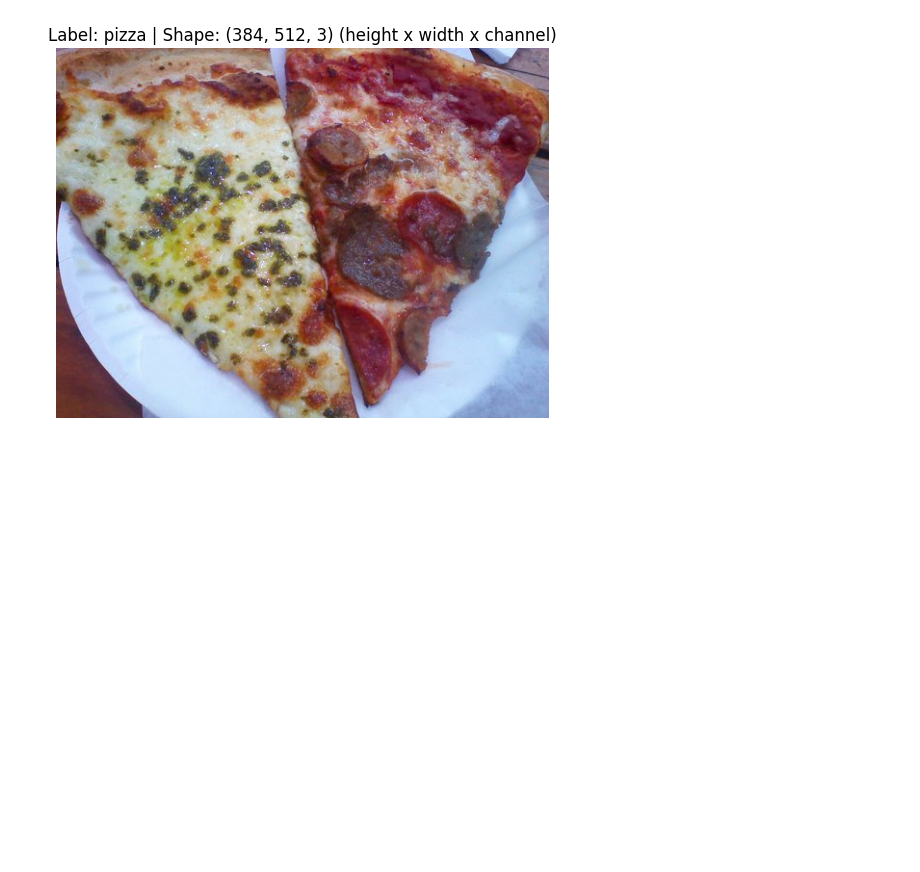
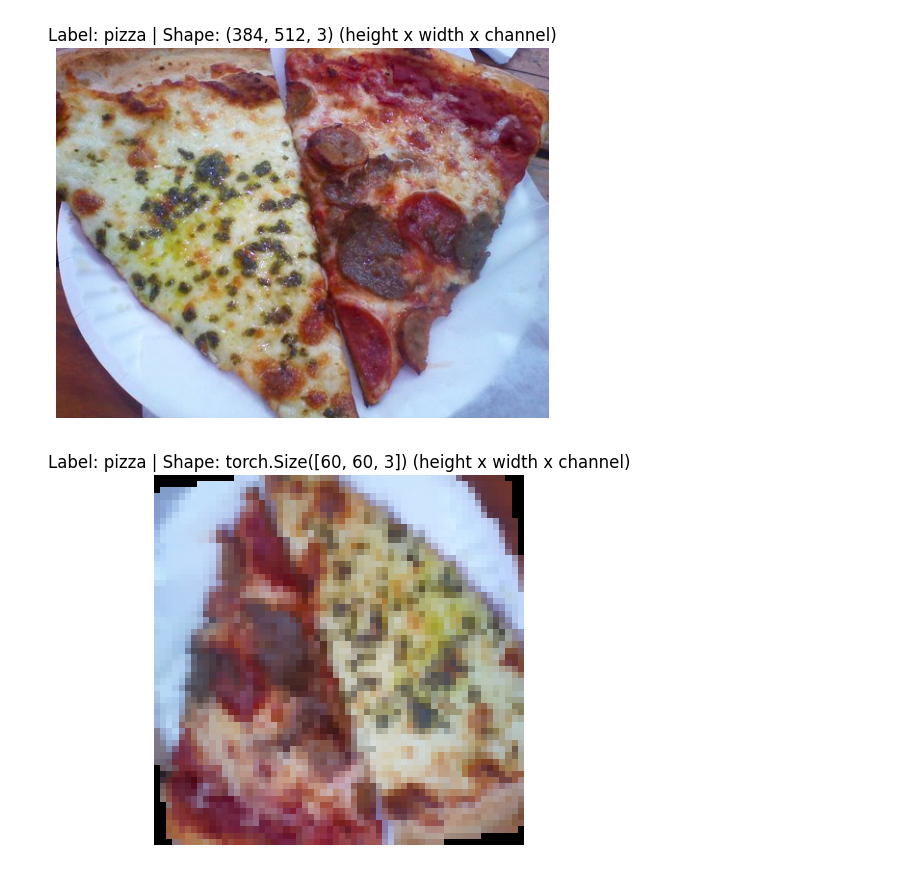
Before and after one commit to JohnYCLam/MachineLearning, a Jupyter notebook: PyTorch_Custom_Dataset.ipynb, the cells around one changed output. Cells and saved outputs as stored; diff of their text form; code cells hidden in the pictures; blank space fills up the shorter version.

```diff
--- a/PyTorch_Custom_Dataset.ipynb
+++ b/PyTorch_Custom_Dataset.ipynb
@@ -92,3 +95,34 @@ plt.title(f"Label: {image_class} | Shape: {img_array.shape} (height x width x ch
 plt.axis(False);
 # %% [output]
 [figure]
+# %%
+#Transform the image to tensors and load to dataloader
+from torch.utils.data import DataLoader
+from torchvision import datasets, transforms
+
+train_transform = transforms.Compose([
+    transforms.Resize(size = (64, 64)),
+    transforms.RandomHorizontalFlip(p = 0.3),
+    transforms.RandomVerticalFlip(p = 0.3),
+    transforms.RandomRotation(30),
+    transforms.RandomCrop((60, 60)),
+    transforms.ToTensor()
+])
+
+test_transform = transforms.Compose([
+    transforms.Resize(size = (64, 64)),
+    #transforms.RandomHorizontalFlip(p = 0.3),
+    #transforms.RandomVerticalFlip(p = 0.3),
+    #transforms.RandomRotation(30),
+    transforms.CenterCrop((60, 60)),
+    transforms.ToTensor()
+])
+# %%
+#Visualize a transformed image
+#from PyTorch (C, H, W) to Matplotlib (H, W, C)
+transformed_img = train_transform(img).permute(1,2,0)
+plt.imshow(transformed_img)
+plt.title(f"Label: {image_class} | Shape: {transformed_img.shape} (height x width x channel)")
+plt.axis(False);
+# %% [output]
+[figure, added]
```
Also changed, not shown: parts of 4 cells of this notebook.
